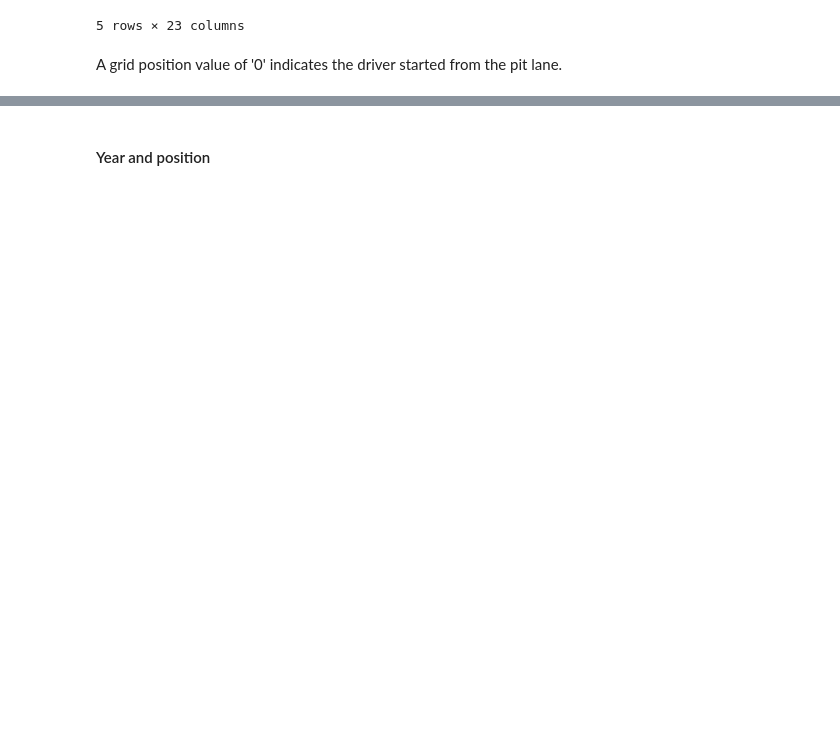
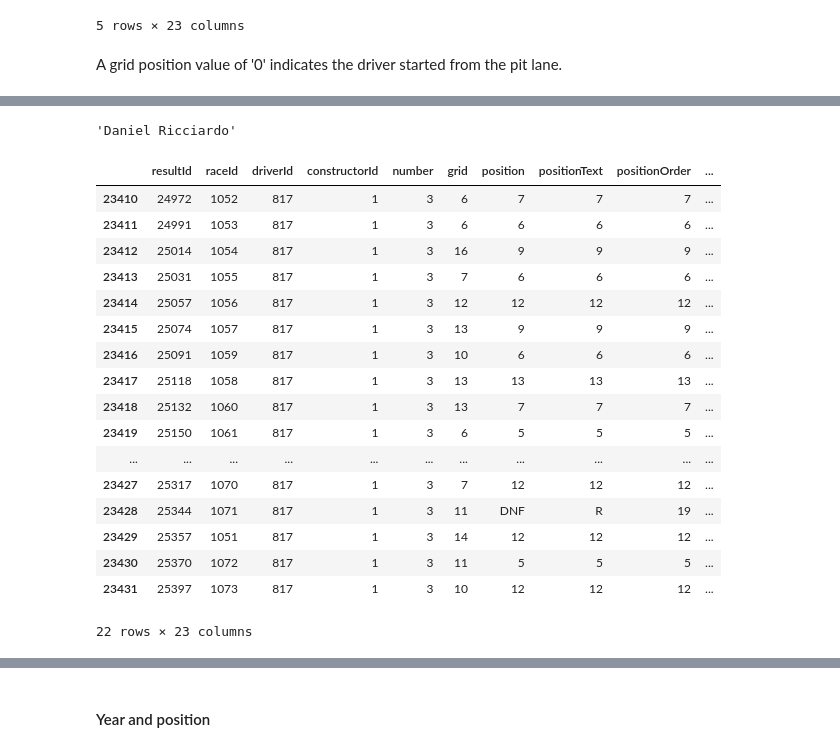
Before and after one commit to InesFRibeiro/Data-Visualization, a Jupyter notebook: DV_Project_Sankey.ipynb, the cells around one changed output, grey strips where cells are left out. Cells and saved outputs as stored; diff of their text form; code cells hidden in the pictures; blank space fills up the shorter version.

```diff
--- a/DV_Project_Sankey.ipynb
+++ b/DV_Project_Sankey.ipynb
@@ -279,0 +251,6 @@ fig.show()
+# %%
+year_drivers = races[['raceId', 'year']].merge(driver_standings[['raceId', 'driverId' ]], on = 'raceId')
+year_drivers = year_drivers.merge(drivers[['driverId', 'forename', 'surname']], on='driverId')
+year_drivers = year_drivers.merge(results[['raceId', 'driverId','grid']], on=['raceId','driverId'])
+
+years_drivers_list = list(set(np.array(year_drivers['year'])))
@@ -279,0 +289,2 @@ fig.show()
+# %%
+drivID = year_drivers[year_drivers['year']==year]['driverId'].sample().iloc[0]
@@ -279,0 +307,2 @@ fig.show()
+# %%
+results_year_driver = results_year[results_year['driverId']==drivID]
@@ -279,0 +311,25 @@ fig.show()
+# %%
+drivName
+# %% [output]
+'Daniel Ricciardo'
+# %%
+results_year_driver
+# %% [output]
+|  | resultId | raceId | driverId | constructorId | number | grid | position | positionText | positionOrder | ... |
+| 23410 | 24972 | 1052 | 817 | 1 | 3 | 6 | 7 | 7 | 7 | ... |
+| 23411 | 24991 | 1053 | 817 | 1 | 3 | 6 | 6 | 6 | 6 | ... |
+| 23412 | 25014 | 1054 | 817 | 1 | 3 | 16 | 9 | 9 | 9 | ... |
+| 23413 | 25031 | 1055 | 817 | 1 | 3 | 7 | 6 | 6 | 6 | ... |
+| 23414 | 25057 | 1056 | 817 | 1 | 3 | 12 | 12 | 12 | 12 | ... |
+| 23415 | 25074 | 1057 | 817 | 1 | 3 | 13 | 9 | 9 | 9 | ... |
+| 23416 | 25091 | 1059 | 817 | 1 | 3 | 10 | 6 | 6 | 6 | ... |
+| 23417 | 25118 | 1058 | 817 | 1 | 3 | 13 | 13 | 13 | 13 | ... |
+| 23418 | 25132 | 1060 | 817 | 1 | 3 | 13 | 7 | 7 | 7 | ... |
+| 23419 | 25150 | 1061 | 817 | 1 | 3 | 6 | 5 | 5 | 5 | ... |
+| ... | ... | ... | ... | ... | ... | ... | ... | ... | ... | ... |
+| 23427 | 25317 | 1070 | 817 | 1 | 3 | 7 | 12 | 12 | 12 | ... |
+| 23428 | 25344 | 1071 | 817 | 1 | 3 | 11 | DNF | R | 19 | ... |
+| 23429 | 25357 | 1051 | 817 | 1 | 3 | 14 | 12 | 12 | 12 | ... |
+| 23430 | 25370 | 1072 | 817 | 1 | 3 | 11 | 5 | 5 | 5 | ... |
+| 23431 | 25397 | 1073 | 817 | 1 | 3 | 10 | 12 | 12 | 12 | ... |
+22 rows × 23 columns
```
Also changed, not shown: parts of 89 cells of this notebook.
